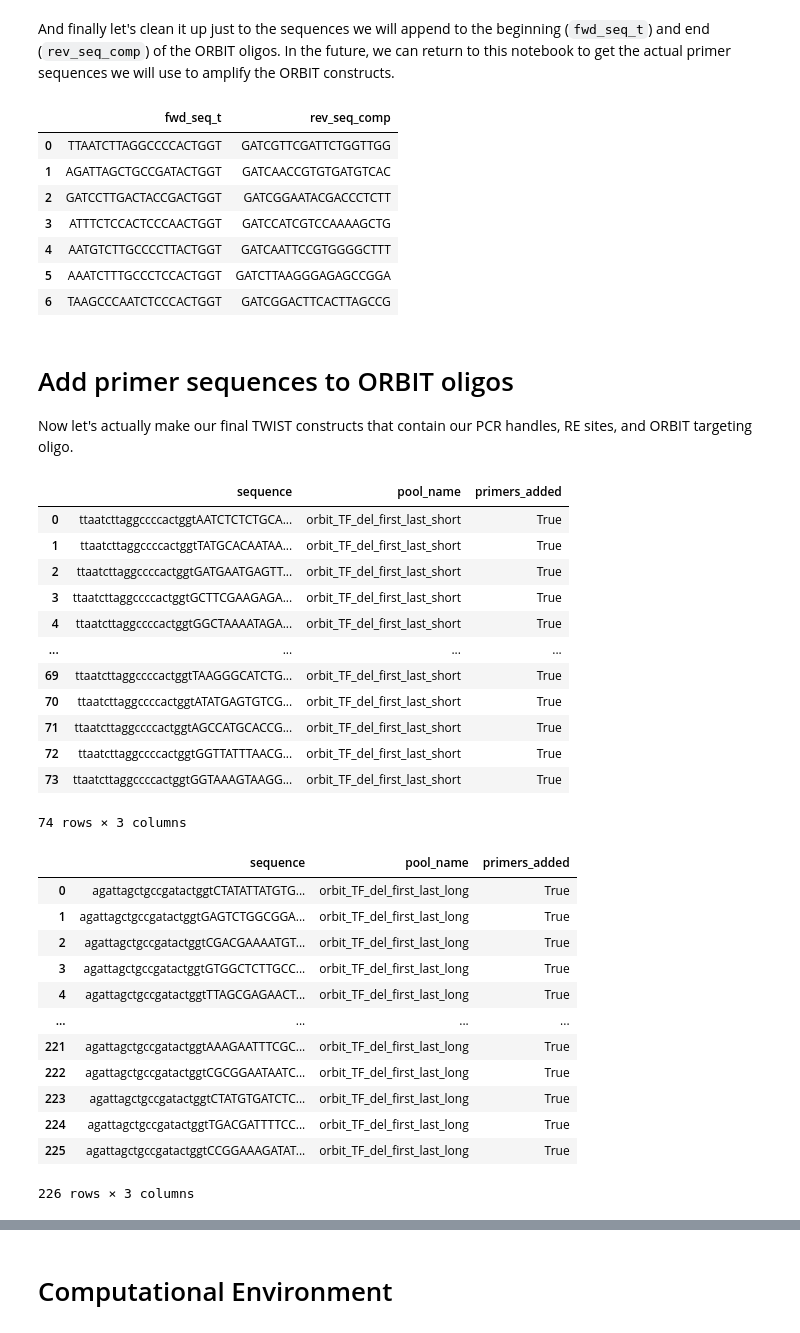
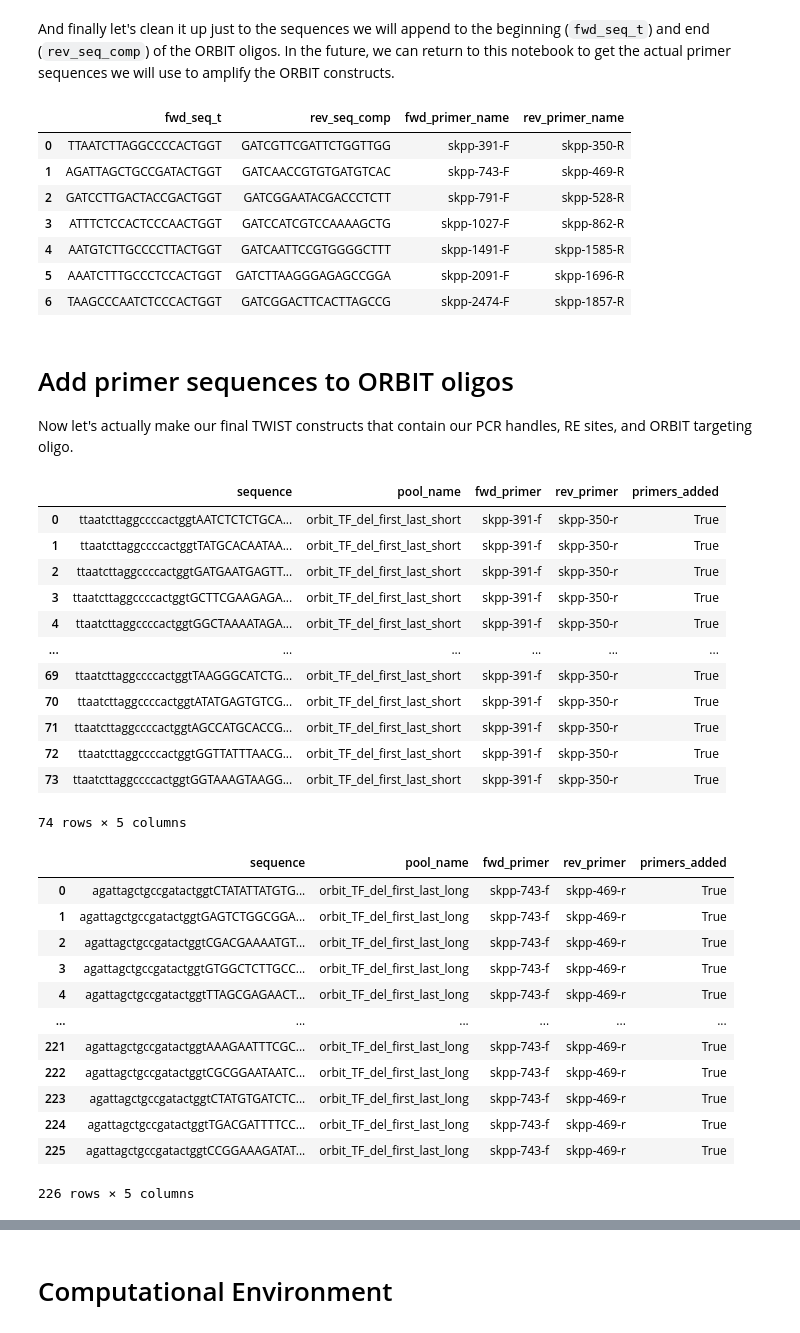
Before and after one commit to RPGroup-PBoC/Reg-Seq2, a Jupyter notebook: code/experimental_design/twist_order/orbit/twist_orbit_cloning_scheme.ipynb, the cells around one changed output, grey strips where cells are left out. Saved outputs shown, nothing was run; the diff lists cells and outputs as text; code cells hidden in the pictures.

Commit message:
update orbit and systematic scrambles. closer to final format

```diff
--- a/code/experimental_design/twist_order/orbit/twist_orbit_cloning_scheme.ipynb
+++ b/code/experimental_design/twist_order/orbit/twist_orbit_cloning_scheme.ipynb
@@ -41,6 +41,7 @@ i = 0
 for record in Bio.SeqIO.parse("reverse_finalprimers.fasta", "fasta"):
     df_rev.loc[i,'rev_seq']=str(record.seq)
     df_rev.loc[i, 'rev_seq_comp']=str(record.seq.reverse_complement())
+    df_rev.loc[i, 'rev_primer_name'] = record.name
     i = i+1
 # %%
 df_rev
@@ -87,6 +88,7 @@ i = 0
 
 for record in Bio.SeqIO.parse("forward_finalprimers.fasta", "fasta"):
     df_fwd.loc[i,'fwd_seq']=str(record.seq)
+    df_fwd.loc[i, 'fwd_primer_name'] = record.name
     #df_fwd.loc[i, 'fwd_rev_comp']=str(record.seq.reverse_complement())
     i = i+1
 # %%
@@ -159,18 +161,18 @@ df_fwd_rev
 # %% [markdown]
 And finally let's clean it up just to the sequences we will append to the beginning (`fwd_seq_t`) and end (`rev_seq_comp`) of the ORBIT oligos. In the future, we can return to this notebook to get the actual primer sequences we will use to amplify the ORBIT constructs.
 # %%
-df_fwd_rev = df_fwd_rev[['fwd_seq_t', 'rev_seq_comp']]
+df_fwd_rev = df_fwd_rev[['fwd_seq_t', 'rev_seq_comp', 'fwd_primer_name','rev_primer_name']]
 
 df_fwd_rev
 # %% [output]
-|  | fwd_seq_t | rev_seq_comp |
-| 0 | TTAATCTTAGGCCCCACTGGT | GATCGTTCGATTCTGGTTGG |
-| 1 | AGATTAGCTGCCGATACTGGT | GATCAACCGTGTGATGTCAC |
-| 2 | GATCCTTGACTACCGACTGGT | GATCGGAATACGACCCTCTT |
-| 3 | ATTTCTCCACTCCCAACTGGT | GATCCATCGTCCAAAAGCTG |
-| 4 | AATGTCTTGCCCCTTACTGGT | GATCAATTCCGTGGGGCTTT |
-| 5 | AAATCTTTGCCCTCCACTGGT | GATCTTAAGGGAGAGCCGGA |
-| 6 | TAAGCCCAATCTCCCACTGGT | GATCGGACTTCACTTAGCCG |
+|  | fwd_seq_t | rev_seq_comp | fwd_primer_name | rev_primer_name |
+| 0 | TTAATCTTAGGCCCCACTGGT | GATCGTTCGATTCTGGTTGG | skpp-391-F | skpp-350-R |
+| 1 | AGATTAGCTGCCGATACTGGT | GATCAACCGTGTGATGTCAC | skpp-743-F | skpp-469-R |
+| 2 | GATCCTTGACTACCGACTGGT | GATCGGAATACGACCCTCTT | skpp-791-F | skpp-528-R |
+| 3 | ATTTCTCCACTCCCAACTGGT | GATCCATCGTCCAAAAGCTG | skpp-1027-F | skpp-862-R |
+| 4 | AATGTCTTGCCCCTTACTGGT | GATCAATTCCGTGGGGCTTT | skpp-1491-F | skpp-1585-R |
+| 5 | AAATCTTTGCCCTCCACTGGT | GATCTTAAGGGAGAGCCGGA | skpp-2091-F | skpp-1696-R |
+| 6 | TAAGCCCAATCTCCCACTGGT | GATCGGACTTCACTTAGCCG | skpp-2474-F | skpp-1857-R |
 # %% [markdown]
 # Add primer sequences to ORBIT oligos
 
@@ -184,27 +186,29 @@ df_4 = pd.read_csv("twist_orbit_tf_del_AO_long.csv")
 # %%
 ends_1 = df_fwd_rev.iloc[0,:].str.lower()
 
 df_1['sequence'] = ends_1['fwd_seq_t'] + df_1['oligo'] + ends_1['rev_seq_comp']
 
 df_1['pool_name'] = 'orbit_TF_del_first_last_short'
 df_1['primers_added'] = True
+df_1['fwd_primer'] = ends_1['fwd_primer_name']
+df_1['rev_primer'] = ends_1['rev_primer_name']
 
-df_1_clean = df_1[['sequence','pool_name','primers_added']]
+df_1_clean = df_1[['sequence','pool_name','fwd_primer','rev_primer','primers_added']]
 df_1_clean
 # %% [output]
-|  | sequence | pool_name | primers_added |
-| 0 | ttaatcttaggccccactggtAATCTCTCTGCA... | orbit_TF_del_first_last_short | True |
-| 1 | ttaatcttaggccccactggtTATGCACAATAA... | orbit_TF_del_first_last_short | True |
-| 2 | ttaatcttaggccccactggtGATGAATGAGTT... | orbit_TF_del_first_last_short | True |
-| 3 | ttaatcttaggccccactggtGCTTCGAAGAGA... | orbit_TF_del_first_last_short | True |
-| 4 | ttaatcttaggccccactggtGGCTAAAATAGA... | orbit_TF_del_first_last_short | True |
-| ... | ... | ... | ... |
-| 69 | ttaatcttaggccccactggtTAAGGGCATCTG... | orbit_TF_del_first_last_short | True |
-| 70 | ttaatcttaggccccactggtATATGAGTGTCG... | orbit_TF_del_first_last_short | True |
-| 71 | ttaatcttaggccccactggtAGCCATGCACCG... | orbit_TF_del_first_last_short | True |
-| 72 | ttaatcttaggccccactggtGGTTATTTAACG... | orbit_TF_del_first_last_short | True |
-| 73 | ttaatcttaggccccactggtGGTAAAGTAAGG... | orbit_TF_del_first_last_short | True |
+|  | sequence | pool_name | fwd_primer | rev_primer | primers_added |
+| 0 | ttaatcttaggccccactggtAATCTCTCTGCA... | orbit_TF_del_first_last_short | skpp-391-f | skpp-350-r | True |
+| 1 | ttaatcttaggccccactggtTATGCACAATAA... | orbit_TF_del_first_last_short | skpp-391-f | skpp-350-r | True |
+| 2 | ttaatcttaggccccactggtGATGAATGAGTT... | orbit_TF_del_first_last_short | skpp-391-f | skpp-350-r | True |
+| 3 | ttaatcttaggccccactggtGCTTCGAAGAGA... | orbit_TF_del_first_last_short | skpp-391-f | skpp-350-r | True |
+| 4 | ttaatcttaggccccactggtGGCTAAAATAGA... | orbit_TF_del_first_last_short | skpp-391-f | skpp-350-r | True |
+| ... | ... | ... | ... | ... | ... |
+| 69 | ttaatcttaggccccactggtTAAGGGCATCTG... | orbit_TF_del_first_last_short | skpp-391-f | skpp-350-r | True |
+| 70 | ttaatcttaggccccactggtATATGAGTGTCG... | orbit_TF_del_first_last_short | skpp-391-f | skpp-350-r | True |
+| 71 | ttaatcttaggccccactggtAGCCATGCACCG... | orbit_TF_del_first_last_short | skpp-391-f | skpp-350-r | True |
+| 72 | ttaatcttaggccccactggtGGTTATTTAACG... | orbit_TF_del_first_last_short | skpp-391-f | skpp-350-r | True |
+| 73 | ttaatcttaggccccactggtGGTAAAGTAAGG... | orbit_TF_del_first_last_short | skpp-391-f | skpp-350-r | True |
-74 rows × 3 columns
+74 rows × 5 columns
 # %%
 ends_2 = df_fwd_rev.iloc[1,:].str.lower()
 
@@ -212,23 +216,25 @@ df_2['sequence'] = ends_2['fwd_seq_t'] + df_2['oligo'] + ends_2['rev_seq_comp']
 
 df_2['pool_name'] = 'orbit_TF_del_first_last_long'
 df_2['primers_added'] = True
+df_2['fwd_primer'] = ends_2['fwd_primer_name']
+df_2['rev_primer'] = ends_2['rev_primer_name']
 
-df_2_clean = df_2[['sequence','pool_name','primers_added']]
+df_2_clean = df_2[['sequence','pool_name','fwd_primer','rev_primer','primers_added']]
 df_2_clean
 # %% [output]
-|  | sequence | pool_name | primers_added |
-| 0 | agattagctgccgatactggtCTATATTATGTG... | orbit_TF_del_first_last_long | True |
-| 1 | agattagctgccgatactggtGAGTCTGGCGGA... | orbit_TF_del_first_last_long | True |
-| 2 | agattagctgccgatactggtCGACGAAAATGT... | orbit_TF_del_first_last_long | True |
-| 3 | agattagctgccgatactggtGTGGCTCTTGCC... | orbit_TF_del_first_last_long | True |
-| 4 | agattagctgccgatactggtTTAGCGAGAACT... | orbit_TF_del_first_last_long | True |
-| ... | ... | ... | ... |
-| 221 | agattagctgccgatactggtAAAGAATTTCGC... | orbit_TF_del_first_last_long | True |
-| 222 | agattagctgccgatactggtCGCGGAATAATC... | orbit_TF_del_first_last_long | True |
-| 223 | agattagctgccgatactggtCTATGTGATCTC... | orbit_TF_del_first_last_long | True |
-| 224 | agattagctgccgatactggtTGACGATTTTCC... | orbit_TF_del_first_last_long | True |
-| 225 | agattagctgccgatactggtCCGGAAAGATAT... | orbit_TF_del_first_last_long | True |
+|  | sequence | pool_name | fwd_primer | rev_primer | primers_added |
+| 0 | agattagctgccgatactggtCTATATTATGTG... | orbit_TF_del_first_last_long | skpp-743-f | skpp-469-r | True |
+| 1 | agattagctgccgatactggtGAGTCTGGCGGA... | orbit_TF_del_first_last_long | skpp-743-f | skpp-469-r | True |
+| 2 | agattagctgccgatactggtCGACGAAAATGT... | orbit_TF_del_first_last_long | skpp-743-f | skpp-469-r | True |
+| 3 | agattagctgccgatactggtGTGGCTCTTGCC... | orbit_TF_del_first_last_long | skpp-743-f | skpp-469-r | True |
+| 4 | agattagctgccgatactggtTTAGCGAGAACT... | orbit_TF_del_first_last_long | skpp-743-f | skpp-469-r | True |
+| ... | ... | ... | ... | ... | ... |
+| 221 | agattagctgccgatactggtAAAGAATTTCGC... | orbit_TF_del_first_last_long | skpp-743-f | skpp-469-r | True |
+| 222 | agattagctgccgatactggtCGCGGAATAATC... | orbit_TF_del_first_last_long | skpp-743-f | skpp-469-r | True |
+| 223 | agattagctgccgatactggtCTATGTGATCTC... | orbit_TF_del_first_last_long | skpp-743-f | skpp-469-r | True |
+| 224 | agattagctgccgatactggtTGACGATTTTCC... | orbit_TF_del_first_last_long | skpp-743-f | skpp-469-r | True |
+| 225 | agattagctgccgatactggtCCGGAAAGATAT... | orbit_TF_del_first_last_long | skpp-743-f | skpp-469-r | True |
-226 rows × 3 columns
+226 rows × 5 columns
 # %%
 ends_3 = df_fwd_rev.iloc[2,:].str.lower()
 
```
Also changed, not shown: parts of 8 cells of this notebook, 2 other files.
